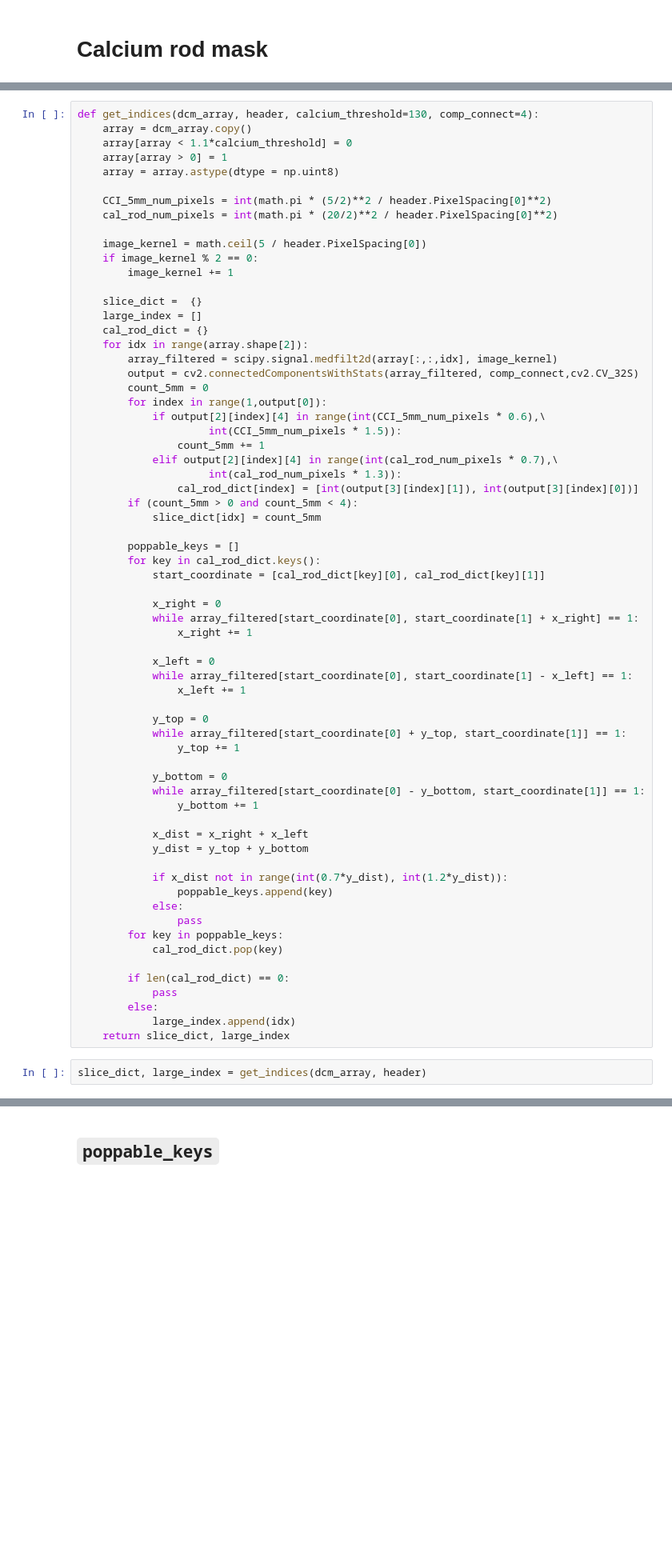
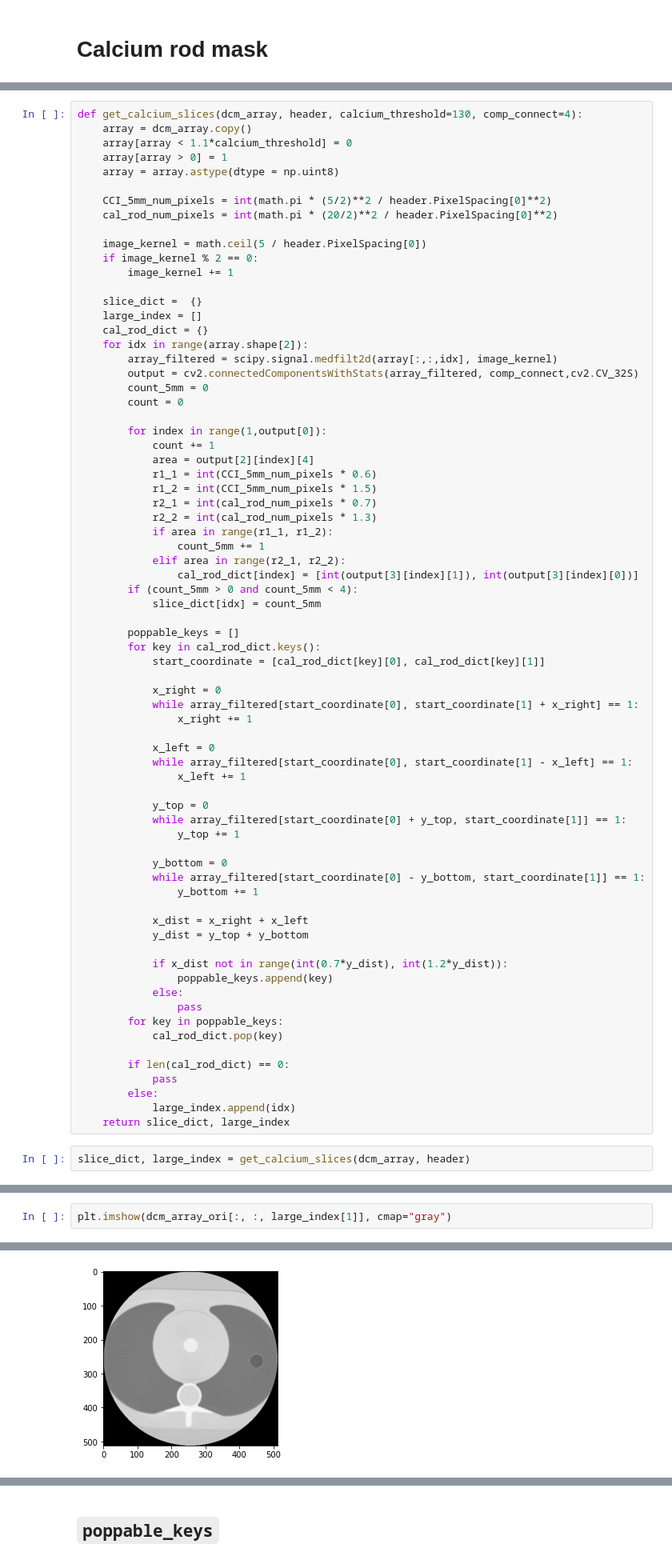
Before and after one commit to MolloiLab/CAC-stanford-data, a Jupyter notebook: python/segmentation/segmentation.ipynb, the cells around one changed output, grey strips where cells are left out. Shown at 80% size. Saved outputs shown, nothing was run; the diff lists cells and outputs as text; blank space fills up the shorter version.

```diff
--- a/python/segmentation/segmentation.ipynb
+++ b/python/segmentation/segmentation.ipynb
@@ -242,5 +247,5 @@ plt.imshow(dcm_array[:,:,10], cmap='gray')
 # %%
-def get_indices(dcm_array, header, calcium_threshold=130, comp_connect=4):
+def get_calcium_slices(dcm_array, header, calcium_threshold=130, comp_connect=4):
     array = dcm_array.copy()
     array[array < 1.1*calcium_threshold] = 0
     array[array > 0] = 1
@@ -260,12 +265,18 @@ def get_indices(dcm_array, header, calcium_threshold=130, comp_connect=4):
         array_filtered = scipy.signal.medfilt2d(array[:,:,idx], image_kernel)
         output = cv2.connectedComponentsWithStats(array_filtered, comp_connect,cv2.CV_32S)
         count_5mm = 0
+        count = 0
+
         for index in range(1,output[0]):
-            if output[2][index][4] in range(int(CCI_5mm_num_pixels * 0.6),\
-                     int(CCI_5mm_num_pixels * 1.5)):
+            count += 1
+            area = output[2][index][4]
+            r1_1 = int(CCI_5mm_num_pixels * 0.6)
+            r1_2 = int(CCI_5mm_num_pixels * 1.5)
+            r2_1 = int(cal_rod_num_pixels * 0.7)
+            r2_2 = int(cal_rod_num_pixels * 1.3)
+            if area in range(r1_1, r1_2):
                 count_5mm += 1
-            elif output[2][index][4] in range(int(cal_rod_num_pixels * 0.7),\
-                     int(cal_rod_num_pixels * 1.3)):
+            elif area in range(r2_1, r2_2):
                 cal_rod_dict[index] = [int(output[3][index][1]), int(output[3][index][0])]
         if (count_5mm > 0 and count_5mm < 4):
             slice_dict[idx] = count_5mm
@@ -306,7 +317,7 @@ def get_indices(dcm_array, header, calcium_threshold=130, comp_connect=4):
             large_index.append(idx)
     return slice_dict, large_index
 # %%
-slice_dict, large_index = get_indices(dcm_array, header)
+slice_dict, large_index = get_calcium_slices(dcm_array, header)
 # %%
 slice_dict, large_index
 # %% [output]
@@ -313,0 +325,3 @@ slice_dict, large_index
+# %%
+plt.imshow(dcm_array_ori[:, :, large_index[1]], cmap="gray")
+# %% [output]
@@ -314 +329,2 @@ slice_dict, large_index
+[figure, added]
 # %% [markdown]
```
Also changed, not shown: parts of 42 cells of this notebook, 4 other files.
